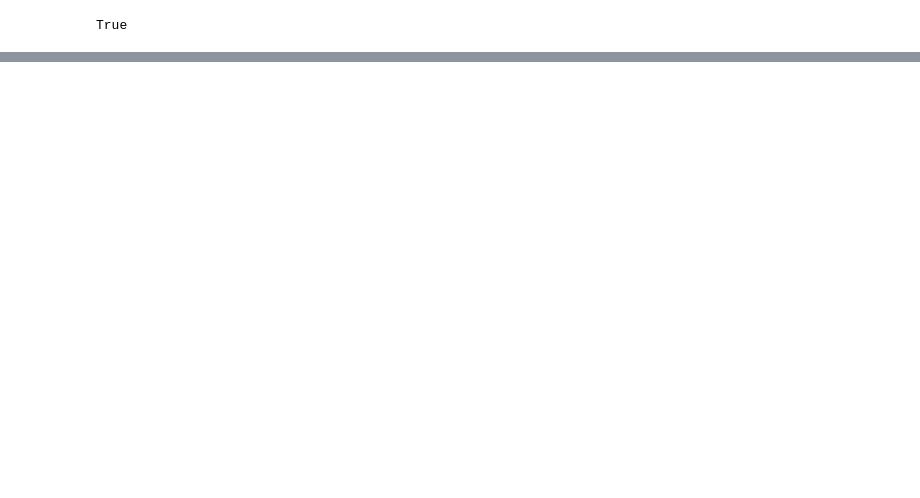
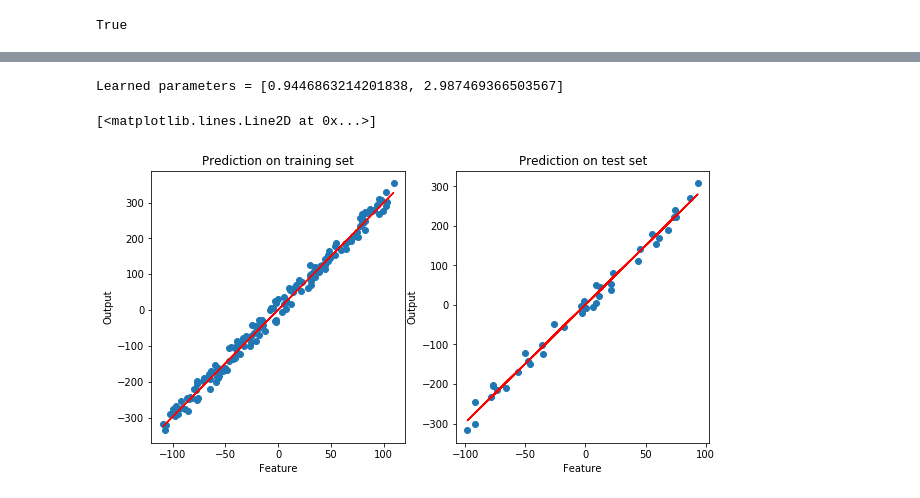
Before and after one commit to rZinnatov/machine-learning, a Jupyter notebook: supervised/regression/linear/univariate/plain-python.ipynb, the cells around one changed output, grey strips where cells are left out. Cells and saved outputs as stored; diff of their text form; code cells hidden in the pictures; blank space fills up the shorter version.

```diff
--- a/supervised/regression/linear/univariate/plain-python.ipynb
+++ b/supervised/regression/linear/univariate/plain-python.ipynb
@@ -78,9 +79,0 @@ parameters
-# %%
-features = list(zip(*trainingSet))[0]
-plt.scatter(*zip(*trainingSet))
-plt.plot(features, list(map(lambda example: predict(example, parameters), features)), 'r')
-
-# TODO:
-#    create github repo
-#    split to train and test
-#    plot learning curve for train and test
@@ -89,0 +133,49 @@ plt.plot(features, list(map(lambda example: predict(example, parameters), featur
+# %%
+# learn the parameters
+
+def learn(dataSet, learningRate):
+    parameters = [0, 0]
+    jOverIterations = []
+    # TODO: use some stopping criteria
+    for numOfIteration in range(1000):
+        parameters = minimize(dataSet, parameters, learningRate)
+        error = cost(trainingSet, parameters)
+
+    return parameters
+
+
+parameters = learn(trainingSet, 0.0003)
+print(f'Learned parameters = {parameters}')
+
+
+# plot predictions
+def makePrediction(features):
+    return list(map(lambda example: predict(example, parameters), features))
+
+fig, (pltLeft, pltRight) = plt.subplots(1, 2, figsize=(10, 5))
+
+# <-- plot prediction on training set ->
+pltLeft.title.set_text('Prediction on training set')
+pltLeft.set_xlabel('Feature')
+pltLeft.set_ylabel('Output')
+pltLeft.scatter(*zip(*trainingSet))
+
+trainingFeatures = list(zip(*trainingSet))[0]
+trainingOutputs = makePrediction(trainingFeatures)
+pltLeft.plot(trainingFeatures, trainingOutputs, 'r')
+# </- plot prediction on training set ->
+
+# <-- plot prediction on test set ->
+pltRight.title.set_text('Prediction on test set')
+pltRight.set_xlabel('Feature')
+pltRight.set_ylabel('Output')
+pltRight.scatter(*zip(*testSet))
+
+testFeatures = list(zip(*testSet))[0]
+testOutputs = makePrediction(testFeatures)
+pltRight.plot(testFeatures, testOutputs, 'r')
+# </- plot prediction on test set ->
+# %% [output]
+Learned parameters = [0.9446863214201838, 2.987469366503567]
+[<matplotlib.lines.Line2D at 0x...>]
+[figure, added]
```
Also changed, not shown: parts of 6 cells of this notebook.
